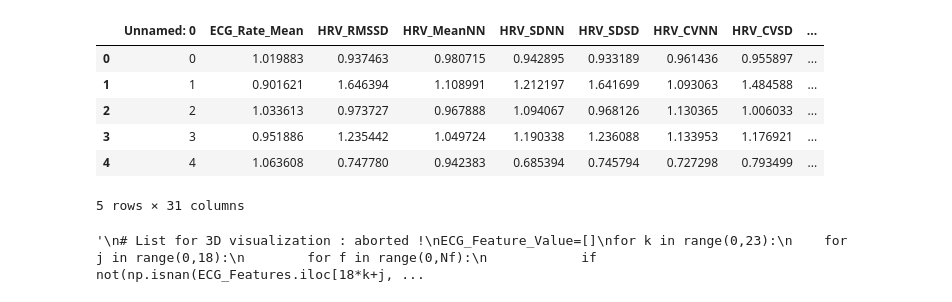
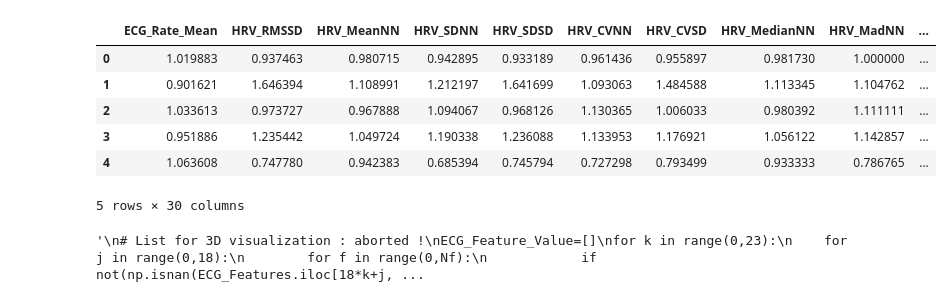
Before and after one commit to brainhack-school2020/Biosignal-Emotions-BHS-2020, a Jupyter notebook: Data/DREAMER_ECG_Visualization.ipynb, the cells around one changed output. Cells and saved outputs as stored; diff of their text form; code cells hidden in the pictures.

```diff
--- a/Data/DREAMER_ECG_Visualization.ipynb
+++ b/Data/DREAMER_ECG_Visualization.ipynb
@@ -7,17 +7,18 @@ from scipy import stats
 import scipy as sp
 # %%
 ECG_Features = pd.read_csv("DREAMER_ECG.csv")
+del ECG_Features['Unnamed: 0']
 # Number of features : Nf = 30
 Nf=ECG_Features.shape[1]-1
 ECG_Features.head()
 # %% [output]
-|  | Unnamed: 0 | ECG_Rate_Mean | HRV_RMSSD | HRV_MeanNN | HRV_SDNN | HRV_SDSD | HRV_CVNN | HRV_CVSD | ... |
-| 0 | 0 | 1.019883 | 0.937463 | 0.980715 | 0.942895 | 0.933189 | 0.961436 | 0.955897 | ... |
-| 1 | 1 | 0.901621 | 1.646394 | 1.108991 | 1.212197 | 1.641699 | 1.093063 | 1.484588 | ... |
-| 2 | 2 | 1.033613 | 0.973727 | 0.967888 | 1.094067 | 0.968126 | 1.130365 | 1.006033 | ... |
-| 3 | 3 | 0.951886 | 1.235442 | 1.049724 | 1.190338 | 1.236088 | 1.133953 | 1.176921 | ... |
-| 4 | 4 | 1.063608 | 0.747780 | 0.942383 | 0.685394 | 0.745794 | 0.727298 | 0.793499 | ... |
+|  | ECG_Rate_Mean | HRV_RMSSD | HRV_MeanNN | HRV_SDNN | HRV_SDSD | HRV_CVNN | HRV_CVSD | HRV_MedianNN | HRV_MadNN | ... |
+| 0 | 1.019883 | 0.937463 | 0.980715 | 0.942895 | 0.933189 | 0.961436 | 0.955897 | 0.981730 | 1.000000 | ... |
+| 1 | 0.901621 | 1.646394 | 1.108991 | 1.212197 | 1.641699 | 1.093063 | 1.484588 | 1.113345 | 1.104762 | ... |
+| 2 | 1.033613 | 0.973727 | 0.967888 | 1.094067 | 0.968126 | 1.130365 | 1.006033 | 0.980392 | 1.111111 | ... |
+| 3 | 0.951886 | 1.235442 | 1.049724 | 1.190338 | 1.236088 | 1.133953 | 1.176921 | 1.056122 | 1.142857 | ... |
+| 4 | 1.063608 | 0.747780 | 0.942383 | 0.685394 | 0.745794 | 0.727298 | 0.793499 | 0.933333 | 0.786765 | ... |
-5 rows × 31 columns
+5 rows × 30 columns
 # %%
 """
 # List for 3D visualization : aborted !
```
Also changed, not shown: parts of 8 cells of this notebook.
